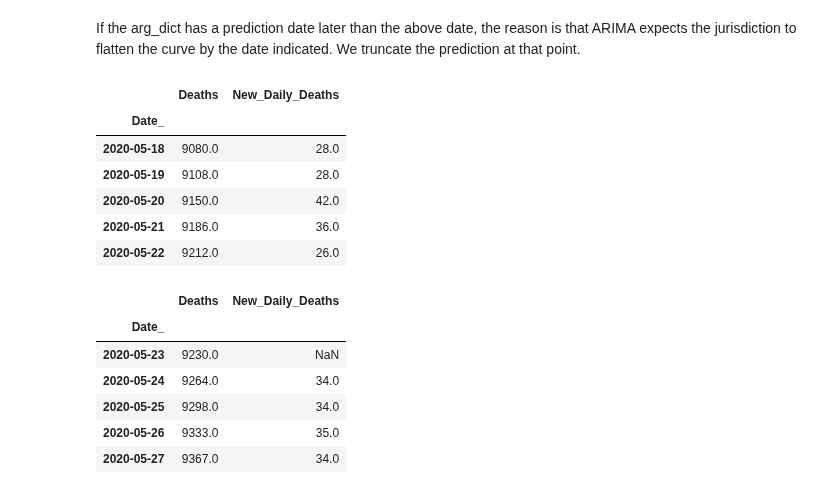
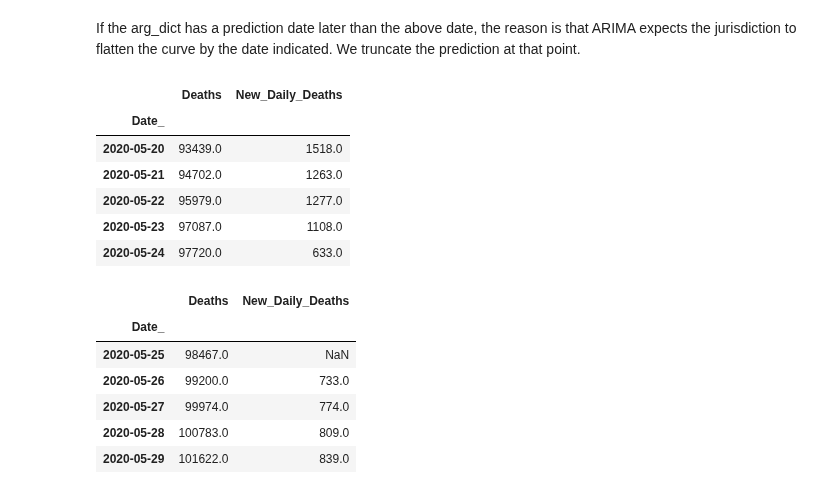
Before and after one commit to LindsayMoir/arima, a Jupyter notebook: arima_driver.ipynb, the cells around one changed output. Cells and saved outputs as stored; diff of their text form; code cells hidden in the pictures.

```diff
--- a/arima_driver.ipynb
+++ b/arima_driver.ipynb
@@ -27,7 +27,7 @@ import multi_step_forecast as msf
 arg_dict = {'file_name_1': r'data\all_df.csv',
             'file_name_2': r'C:\Users\linds\OneDrive\mystuff\GitHub\covid\data\country_codes_edited.csv',
             'feature': 'Alpha_3',
-            'place': 'BEL',
+            'place': 'USA',
             'dependent_variable': 'Deaths',
             'path': r'C:\Users\linds\OneDrive\mystuff\GitHub\COVID-19\csse_covid_19_data\csse_covid_19_daily_reports',
             'best_cfg': (1,1,0), # I initially tried p,d,q of 7,2,0 based on the ACF and PACF. It did not converge.
@@ -127,24 +127,24 @@ The BEL prediction is for 27,960 cumulative Deaths to occur by 2020-12-31 00:00:
 # %% [markdown]
 If the arg_dict has a prediction date later than the above date, the reason is that ARIMA expects the jurisdiction to flatten the curve by the date indicated. We truncate the prediction at that point.
 # %%
-df['New_Daily_Deaths'] = df['Deaths'] - df['Deaths'].shift()
+df['Daily_Deaths'] = df['Deaths'] - df['Deaths'].shift()
 df.tail()
 # %% [output]
 |  | Deaths | New_Daily_Deaths |
 | Date_ |  |  |
-| 2020-05-18 | 9080.0 | 28.0 |
-| 2020-05-19 | 9108.0 | 28.0 |
-| 2020-05-20 | 9150.0 | 42.0 |
-| 2020-05-21 | 9186.0 | 36.0 |
-| 2020-05-22 | 9212.0 | 26.0 |
+| 2020-05-20 | 93439.0 | 1518.0 |
+| 2020-05-21 | 94702.0 | 1263.0 |
+| 2020-05-22 | 95979.0 | 1277.0 |
+| 2020-05-23 | 97087.0 | 1108.0 |
+| 2020-05-24 | 97720.0 | 633.0 |
 # %%
-forecast_df['New_Daily_Deaths'] = forecast_df['Deaths'] - forecast_df['Deaths'].shift()
+forecast_df['Daily_Deaths'] = forecast_df['Deaths'] - forecast_df['Deaths'].shift()
 forecast_df.head()
 # %% [output]
 |  | Deaths | New_Daily_Deaths |
 | Date_ |  |  |
-| 2020-05-23 | 9230.0 | NaN |
-| 2020-05-24 | 9264.0 | 34.0 |
-| 2020-05-25 | 9298.0 | 34.0 |
-| 2020-05-26 | 9333.0 | 35.0 |
-| 2020-05-27 | 9367.0 | 34.0 |
+| 2020-05-25 | 98467.0 | NaN |
+| 2020-05-26 | 99200.0 | 733.0 |
+| 2020-05-27 | 99974.0 | 774.0 |
+| 2020-05-28 | 100783.0 | 809.0 |
+| 2020-05-29 | 101622.0 | 839.0 |
```
Also changed, not shown: parts of 3 cells of this notebook, 11 other files.
